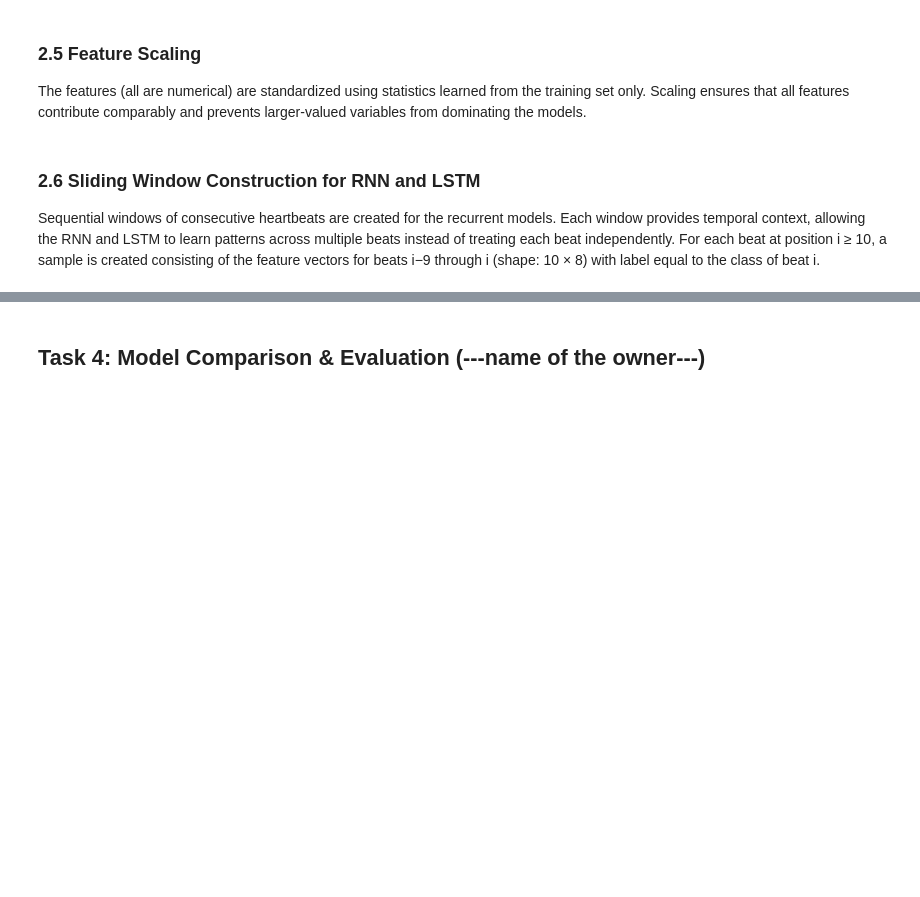
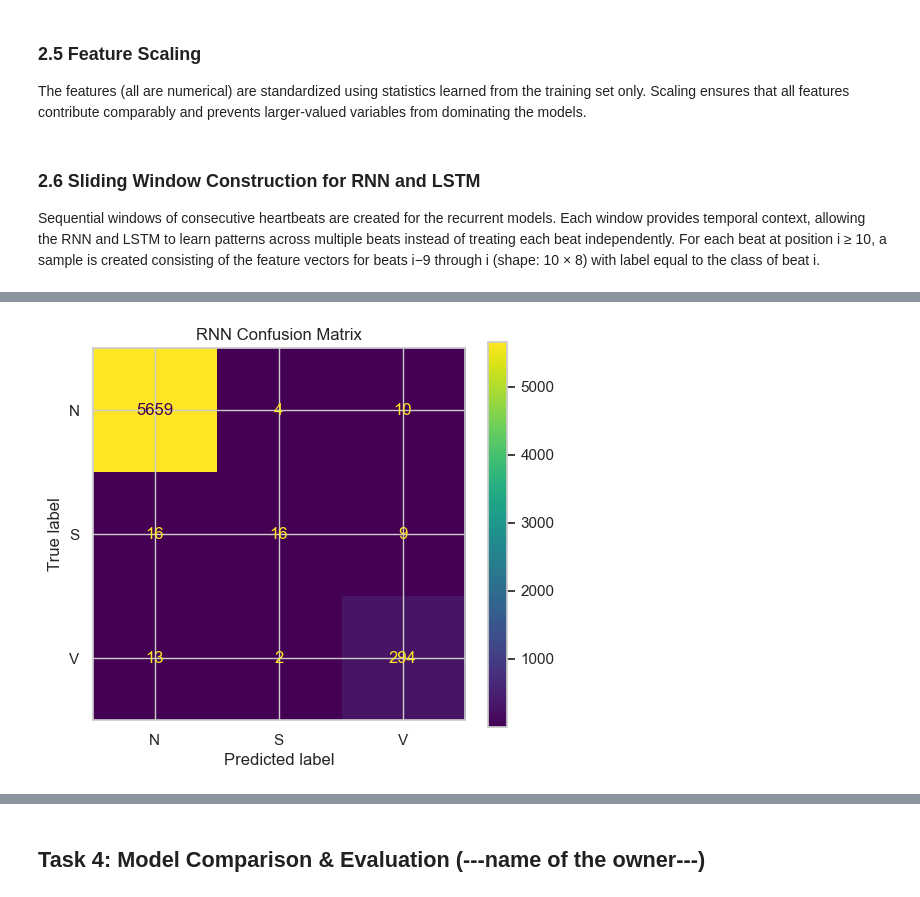
Before and after one commit to harasarahh/machine-learning-projects, a Jupyter notebook: TimeSeries/ML_assignment3.ipynb, the cells around one changed output, grey strips where cells are left out. Drawn from its saved outputs; the diff is of its cells as text; code cells hidden in the pictures; blank space fills up the shorter version.

```diff
--- a/TimeSeries/ML_assignment3.ipynb
+++ b/TimeSeries/ML_assignment3.ipynb
@@ -547,0 +1081,15 @@ y_test_windows = [y_test.iloc[i] for i in range(9, len(y_test))]
+# %%
+# ============================================================
+# Classification Report
+# ============================================================
+
+class_names = ["N", "S", "V"]
+
+report = classification_report(
+    test_true_labels,
+    test_predictions,
+    target_names=class_names,
+    digits=4
+)
+
+print(report)
@@ -547,0 +1116,21 @@ y_test_windows = [y_test.iloc[i] for i in range(9, len(y_test))]
+# %%
+# ============================================================
+# Confusion Matrix
+# ============================================================
+
+cm = confusion_matrix(
+    test_true_labels,
+    test_predictions
+)
+
+disp = ConfusionMatrixDisplay(
+    confusion_matrix=cm,
+    display_labels=class_names
+)
+
+fig, ax = plt.subplots(figsize=(6, 5))
+disp.plot(ax=ax, values_format="d")
+plt.title("RNN Confusion Matrix")
+plt.show()
+# %% [output]
+[figure, added]
```
Also changed, not shown: parts of 48 cells of this notebook.
